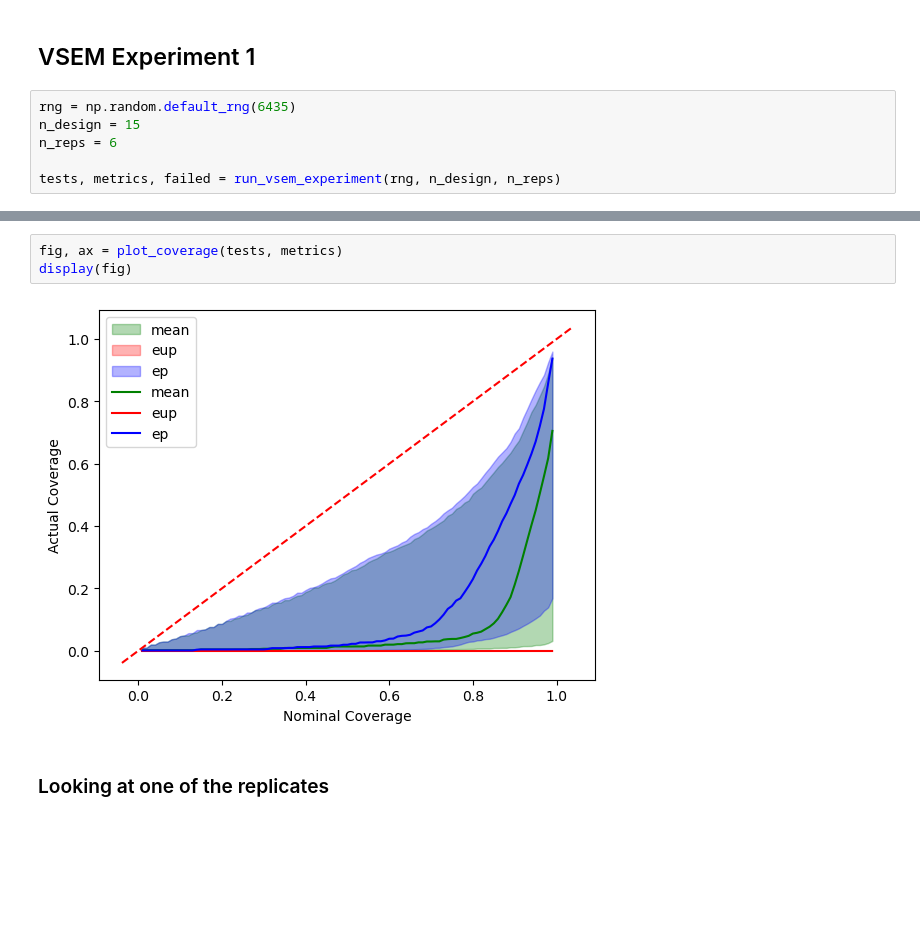
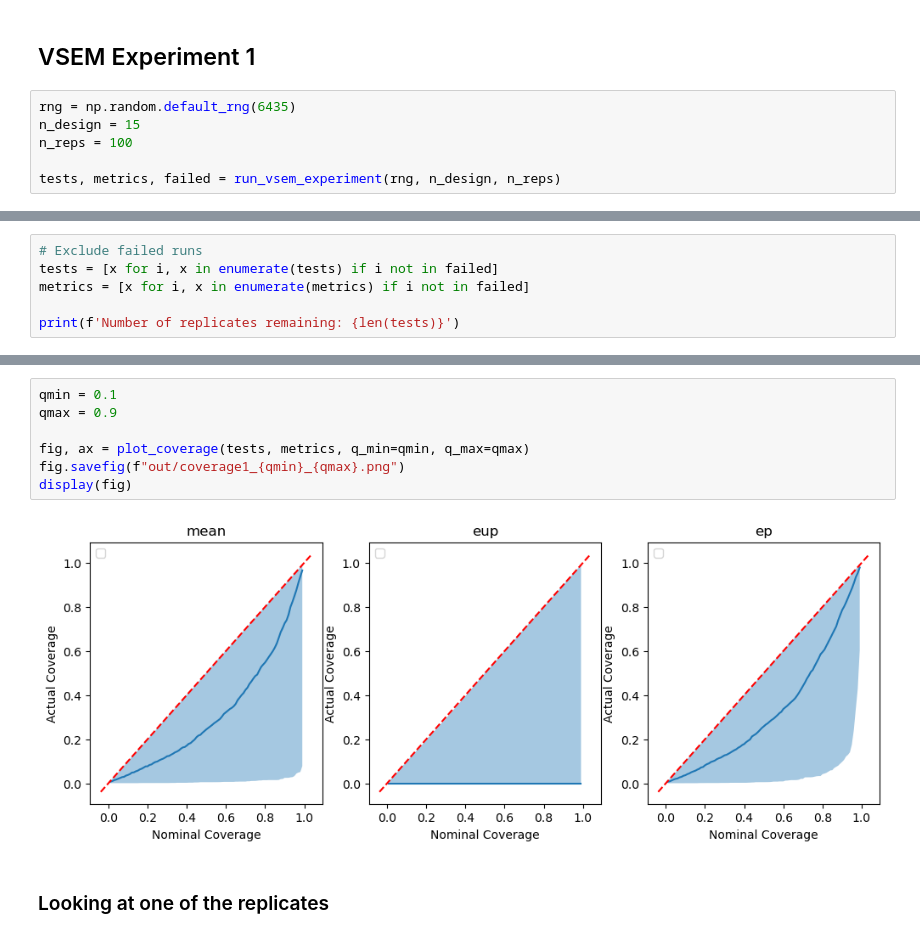
Before and after one commit to arob5/Bayesian-inference-with-surrogates, a Jupyter notebook: experiments/vsem/vsem_experiment.ipynb, the cells around one changed output, grey strips where cells are left out. Drawn from its saved outputs; the diff is of its cells as text; blank space fills up the shorter version.

```diff
--- a/experiments/vsem/vsem_experiment.ipynb
+++ b/experiments/vsem/vsem_experiment.ipynb
@@ -34,7 +34,7 @@ config.update("jax_enable_x64", True)
 # %%
 rng = np.random.default_rng(6435)
 n_design = 15
-n_reps = 6
+n_reps = 100
 
 tests, metrics, failed = run_vsem_experiment(rng, n_design, n_reps)
 # %% [output]
@@ -73,0 +146,6 @@ Number of failed iterations: 0
+# %%
+# Exclude failed runs
+tests = [x for i, x in enumerate(tests) if i not in failed]
+metrics = [x for i, x in enumerate(metrics) if i not in failed]
+
+print(f'Number of replicates remaining: {len(tests)}')
@@ -74,8 +219,12 @@ Number of failed iterations: 0
 # %%
-fig, ax = plot_coverage(tests, metrics)
+qmin = 0.1
+qmax = 0.9
+
+fig, ax = plot_coverage(tests, metrics, q_min=qmin, q_max=qmax)
+fig.savefig(f"out/coverage1_{qmin}_{qmax}.png")
 display(fig)
 # %% [output]
-[figure, old version]
+[figure, new version]
 # %% [markdown]
 ### Looking at one of the replicates
 # %%
```
Also changed, not shown: parts of 16 cells of this notebook, 3 other files.
